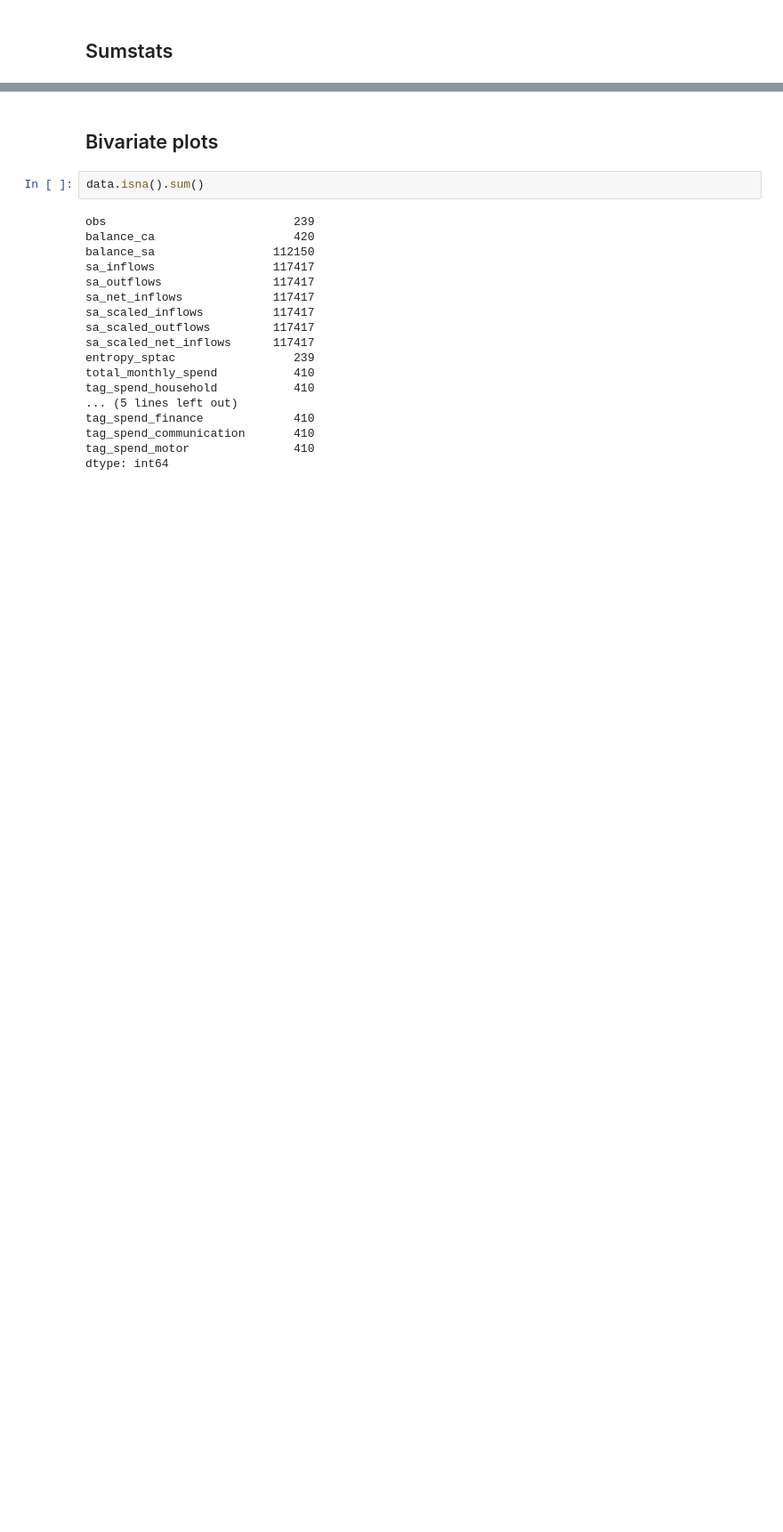
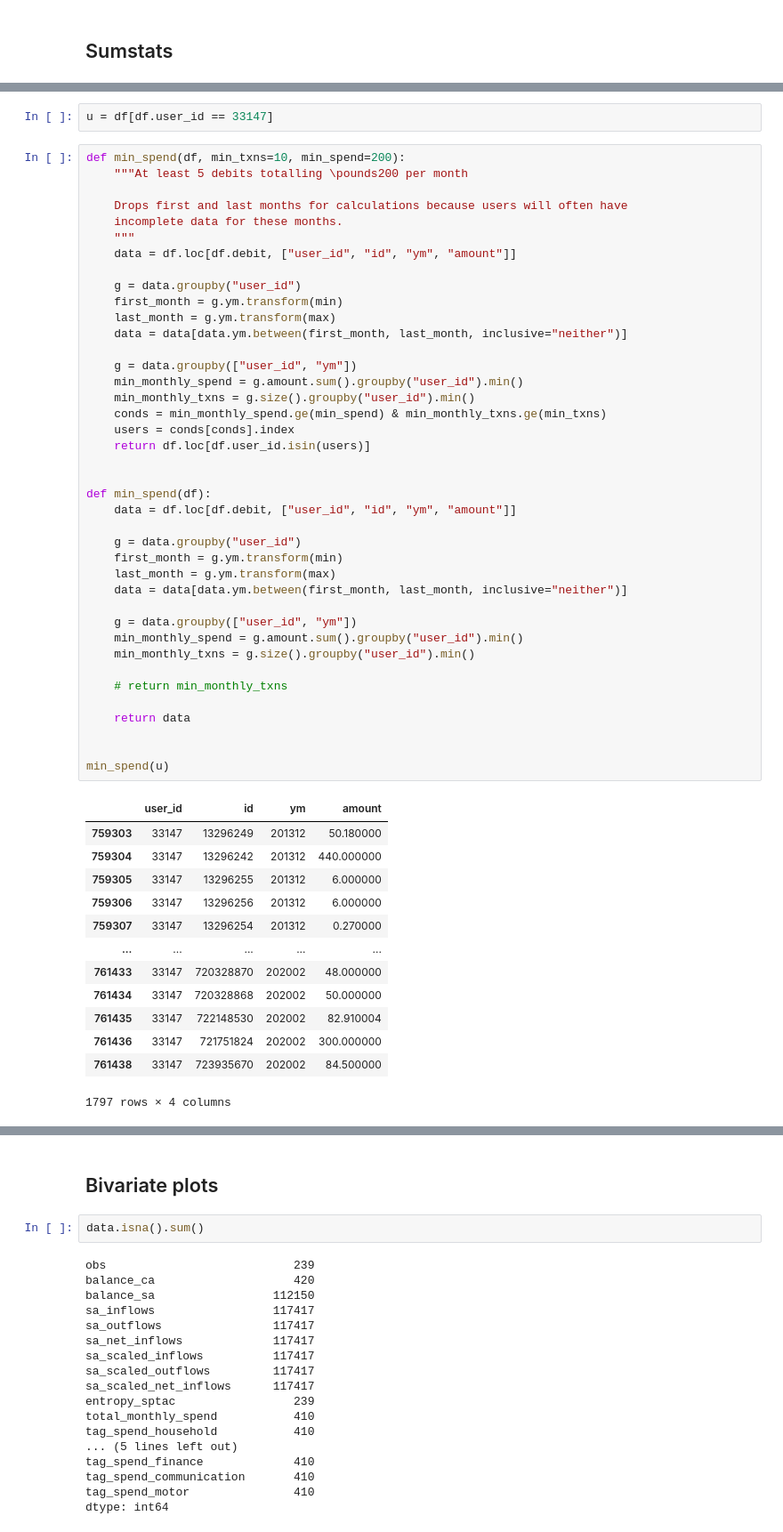
Before and after one commit to fabiangunzinger/entropy, a Jupyter notebook: notebooks/analysis.ipynb, the cells around one changed output, grey strips where cells are left out. Shown at 89% size. Saved outputs shown, nothing was run; the diff lists cells and outputs as text; blank space fills up the shorter version.

```diff
--- a/notebooks/analysis.ipynb
+++ b/notebooks/analysis.ipynb
@@ -244,0 +261,56 @@ Table written to /Users/fgu/dev/projects/entropy/output/tables/sumstats.tex.
+# %%
+u = df[df.user_id == 33147]
+# %%
+def min_spend(df, min_txns=10, min_spend=200):
+    """At least 5 debits totalling \pounds200 per month
+
+    Drops first and last months for calculations because users will often have
+    incomplete data for these months.
+    """
+    data = df.loc[df.debit, ["user_id", "id", "ym", "amount"]]
+
+    g = data.groupby("user_id")
+    first_month = g.ym.transform(min)
+    last_month = g.ym.transform(max)
+    data = data[data.ym.between(first_month, last_month, inclusive="neither")]
+
+    g = data.groupby(["user_id", "ym"])
+    min_monthly_spend = g.amount.sum().groupby("user_id").min()
+    min_monthly_txns = g.size().groupby("user_id").min()
+    conds = min_monthly_spend.ge(min_spend) & min_monthly_txns.ge(min_txns)
+    users = conds[conds].index
+    return df.loc[df.user_id.isin(users)]
+
+
+def min_spend(df):
+    data = df.loc[df.debit, ["user_id", "id", "ym", "amount"]]
+
+    g = data.groupby("user_id")
+    first_month = g.ym.transform(min)
+    last_month = g.ym.transform(max)
+    data = data[data.ym.between(first_month, last_month, inclusive="neither")]
+
+    g = data.groupby(["user_id", "ym"])
+    min_monthly_spend = g.amount.sum().groupby("user_id").min()
+    min_monthly_txns = g.size().groupby("user_id").min()
+
+    # return min_monthly_txns
+
+    return data
+
+
+min_spend(u)
+# %% [output]
+|  | user_id | id | ym | amount |
+| 759303 | 33147 | 13296249 | 201312 | 50.180000 |
+| 759304 | 33147 | 13296242 | 201312 | 440.000000 |
+| 759305 | 33147 | 13296255 | 201312 | 6.000000 |
+| 759306 | 33147 | 13296256 | 201312 | 6.000000 |
+| 759307 | 33147 | 13296254 | 201312 | 0.270000 |
+| ... | ... | ... | ... | ... |
+| 761433 | 33147 | 720328870 | 202002 | 48.000000 |
+| 761434 | 33147 | 720328868 | 202002 | 50.000000 |
+| 761435 | 33147 | 722148530 | 202002 | 82.910004 |
+| 761436 | 33147 | 721751824 | 202002 | 300.000000 |
+| 761438 | 33147 | 723935670 | 202002 | 84.500000 |
+1797 rows × 4 columns
```
Also changed, not shown: parts of 10 cells of this notebook, 1 other file.
